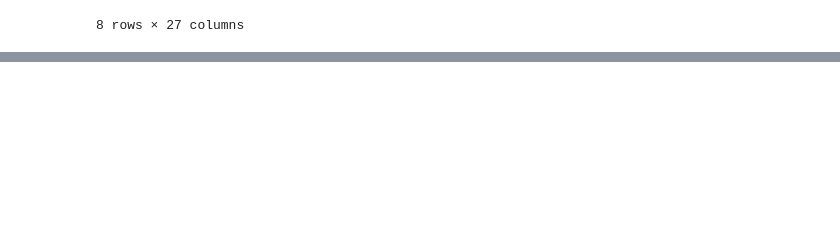
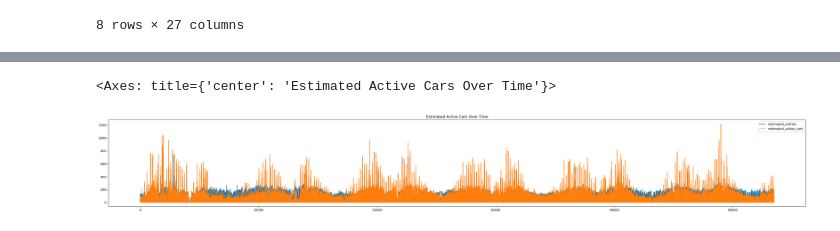
Before and after one commit to AI-MegaStudy/nanji_work, a Jupyter notebook: lsy/practice.ipynb, the cells around one changed output, grey strips where cells are left out. Cells and saved outputs as stored; diff of their text form; code cells hidden in the pictures; blank space fills up the shorter version.

```diff
--- a/lsy/practice.ipynb
+++ b/lsy/practice.ipynb
@@ -33,0 +62,5 @@ nanji.describe()
+# %%
+nanji[['estimated_entries', 'estimated_active_cars']].plot(kind='line', figsize=(40,5), title='Estimated Active Cars Over Time')
+# %% [output]
+<Axes: title={'center': 'Estimated Active Cars Over Time'}>
+[figure, added]
```
Also changed, not shown: parts of 3 cells of this notebook.
